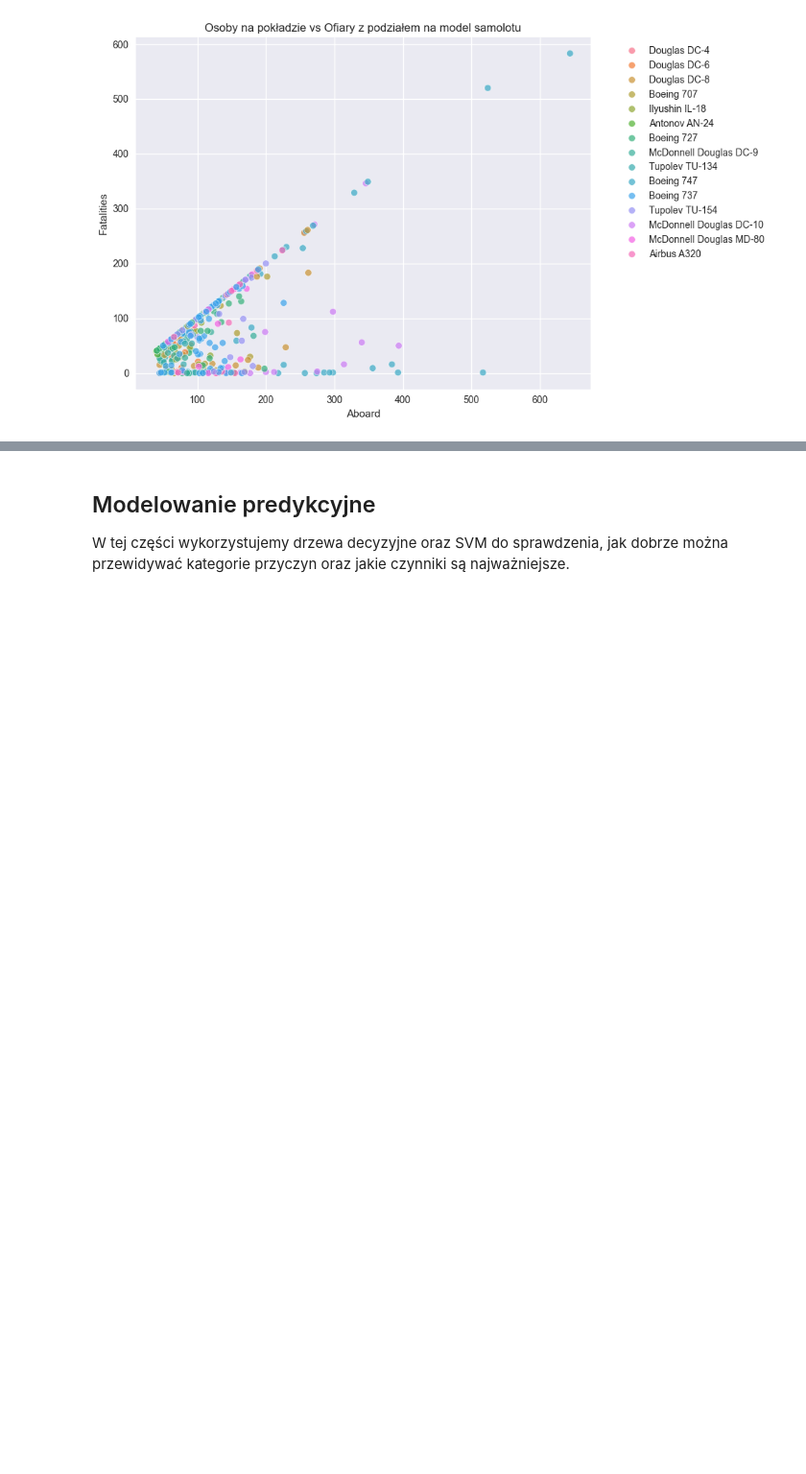
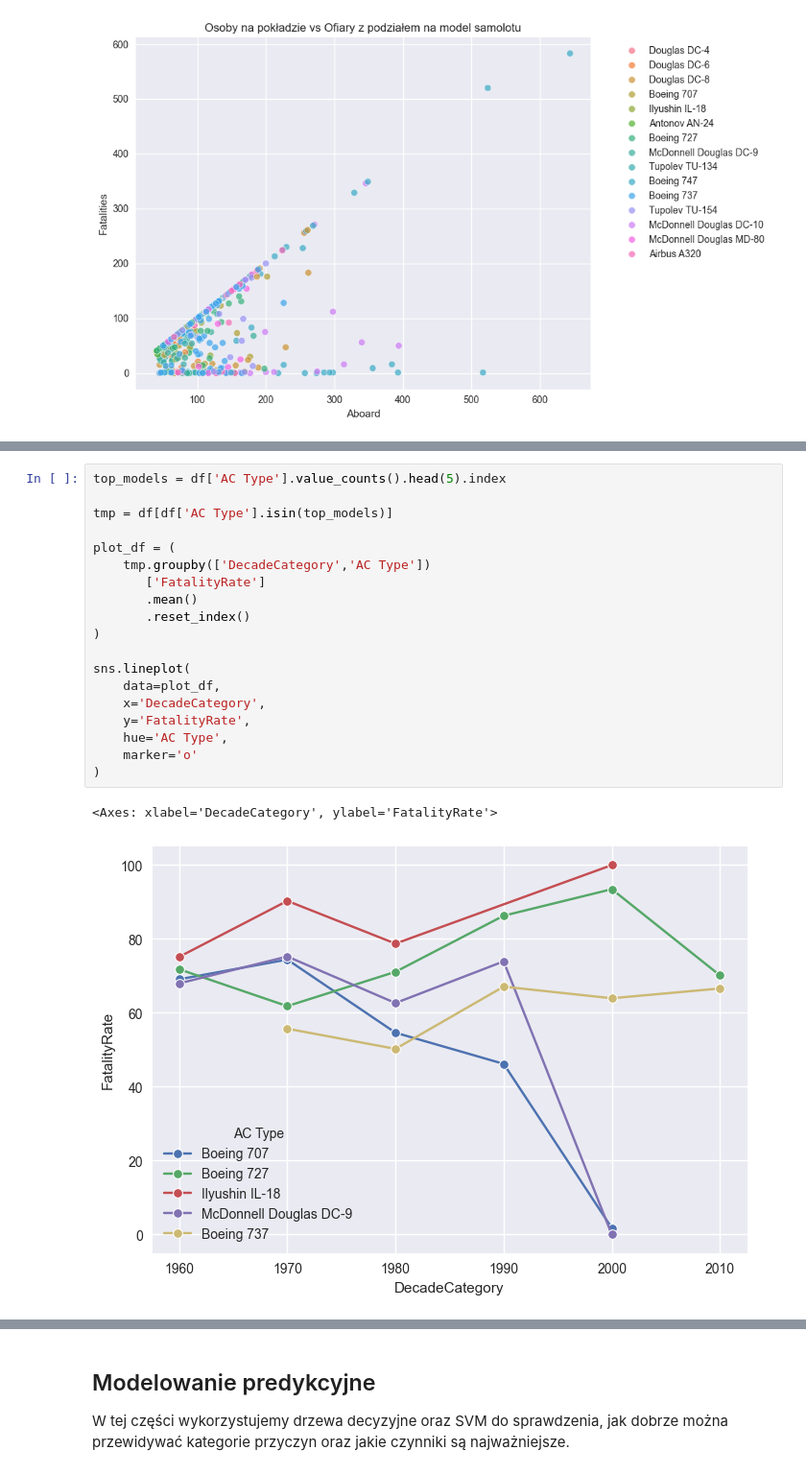
Before and after one commit to kurowskitomek/AircraftAccidents, a Jupyter notebook: AircraftAccidents.ipynb, the cells around one changed output, grey strips where cells are left out. Shown at 96% size. Saved outputs shown, nothing was run; the diff lists cells and outputs as text; blank space fills up the shorter version.

```diff
--- a/AircraftAccidents.ipynb
+++ b/AircraftAccidents.ipynb
@@ -1058,0 +1085,22 @@ plt.show()
+# %%
+top_models = df['AC Type'].value_counts().head(5).index
+
+tmp = df[df['AC Type'].isin(top_models)]
+
+plot_df = (
+    tmp.groupby(['DecadeCategory','AC Type'])
+       ['FatalityRate']
+       .mean()
+       .reset_index()
+)
+
+sns.lineplot(
+    data=plot_df,
+    x='DecadeCategory',
+    y='FatalityRate',
+    hue='AC Type',
+    marker='o'
+)
+# %% [output]
+<Axes: xlabel='DecadeCategory', ylabel='FatalityRate'>
+[figure, added]
```
Also changed, not shown: parts of 7 cells of this notebook, 58 other files.
